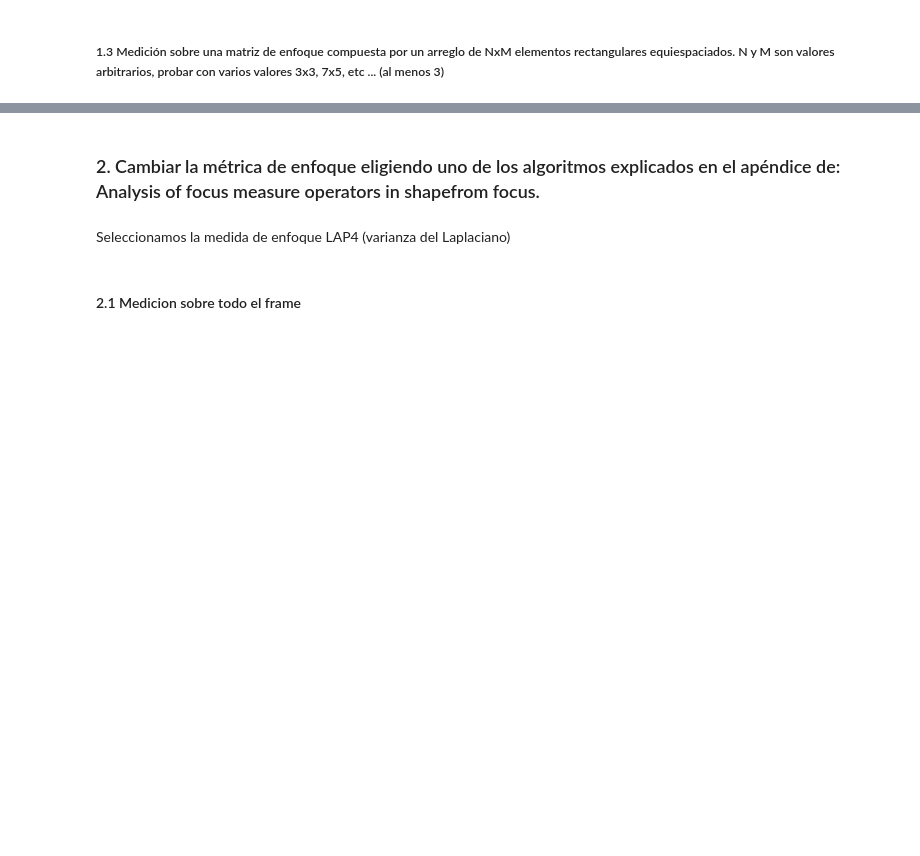
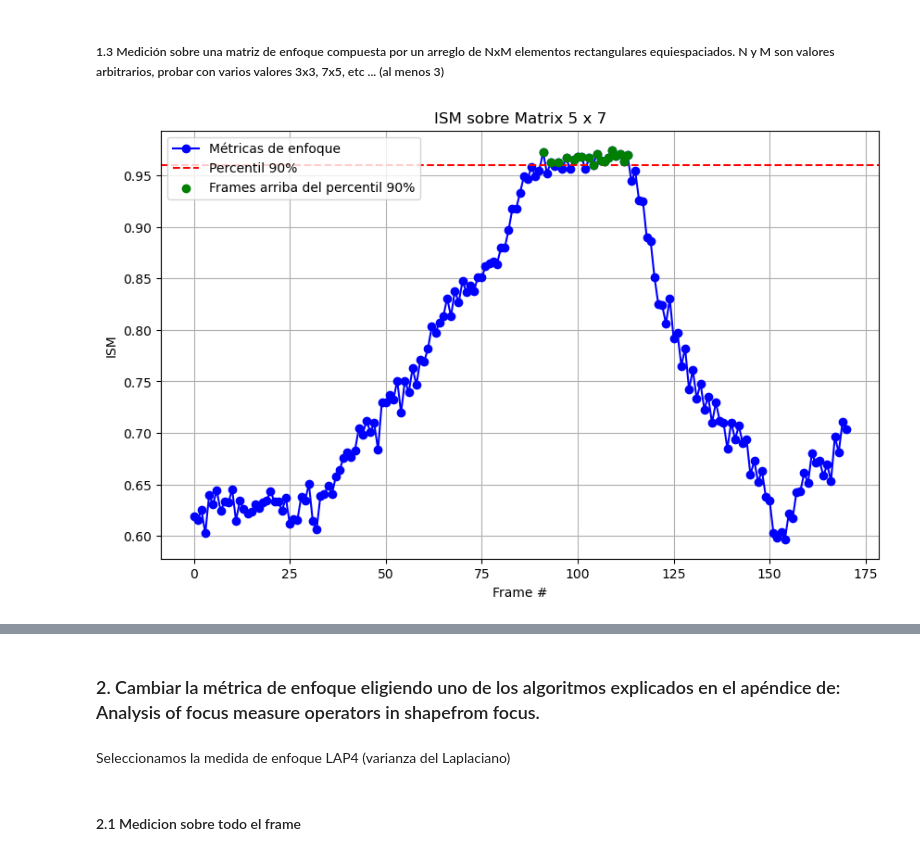
Before and after one commit to AzulVillanueva/CEIA-VpC1, a Jupyter notebook: TP2/TP2_VpC1.ipynb, the cells around one changed output, grey strips where cells are left out. Cells and saved outputs as stored; diff of their text form; code cells hidden in the pictures; blank space fills up the shorter version.

```diff
--- a/TP2/TP2_VpC1.ipynb
+++ b/TP2/TP2_VpC1.ipynb
@@ -562,0 +446,18 @@ process_video_matrix_ism(video_path,mats[2],90)
+# %%
+#Medicion ISM sobre una matriz de 5x7 con percentil 90% para máximo enfoque.
+matrix=mats[0]
+
+percentile=90
+fm='ISM'
+
+title= f"{fm} sobre Matrix {matrix['dim'][0]} x {matrix['dim'][1]}"
+
+metricas_enfoque,pts = focus_measure_matrix(video_frames, matrix,fm)
+
+showMetric(metricas_enfoque,percentile,title,fm)
+
+enfoco = [ m >= np.percentile(metricas_enfoque, percentile) for m in metricas_enfoque]
+
+showVideoMatrix(video_frames,delay,title,pts,enfoco)
+# %% [output]
+[figure, added]
```
Also changed, not shown: parts of 45 cells of this notebook, 8 other files.
